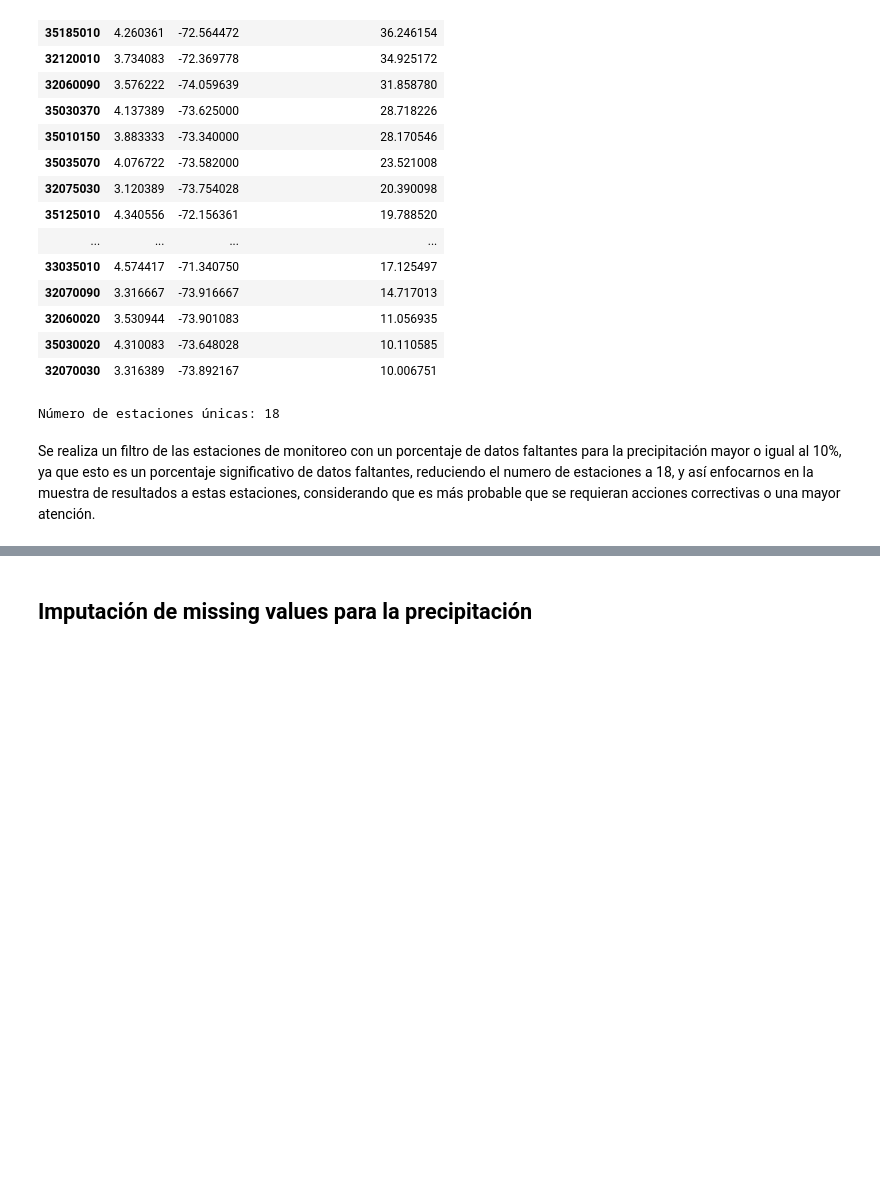
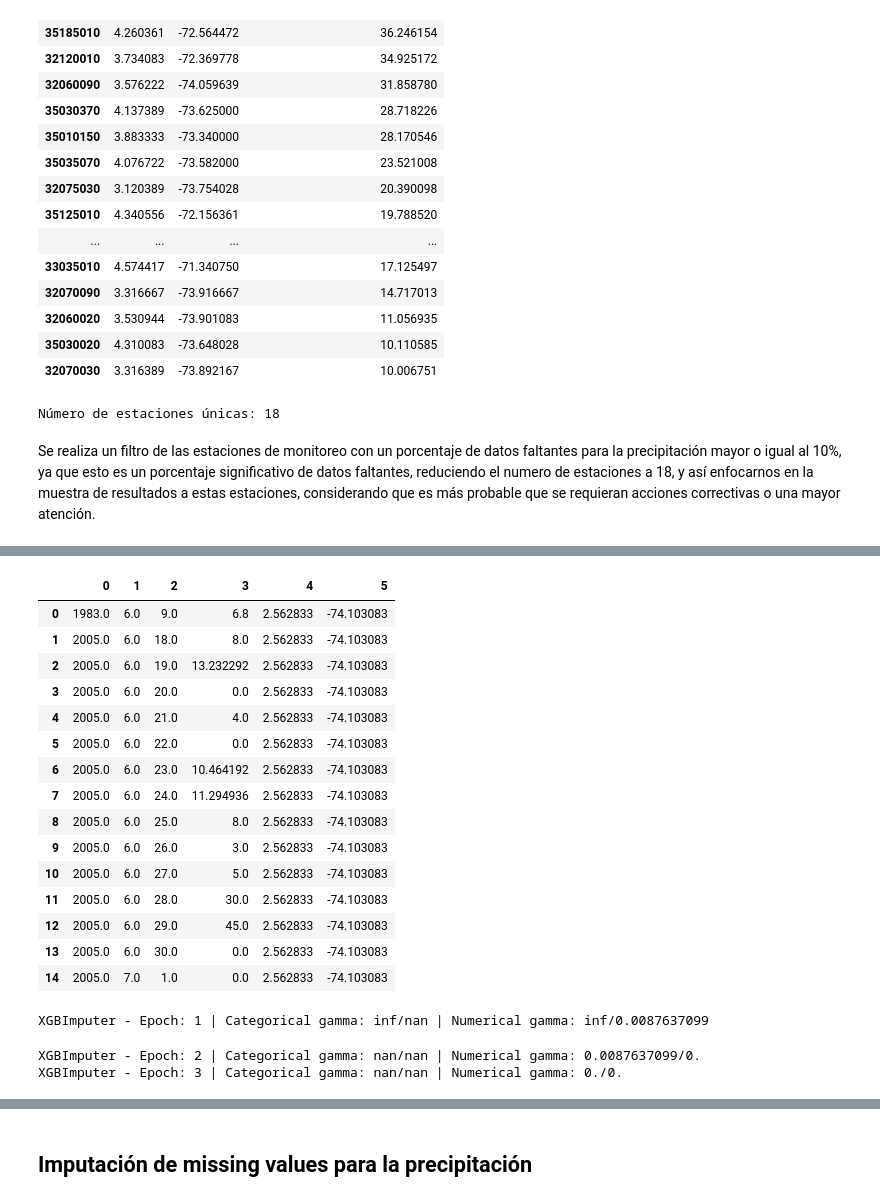
Before and after one commit to Ronaldoh99/Proyecto_mod_precipitacion, a Jupyter notebook: Codigos de Python/NoteNook_model_XGboost.ipynb, the cells around one changed output, grey strips where cells are left out. Drawn from its saved outputs; the diff is of its cells as text; code cells hidden in the pictures; blank space fills up the shorter version.

Commit message:
Ejecucion y metricas y modelo guardado

```diff
--- a/Codigos de Python/NoteNook_model_XGboost.ipynb
+++ b/Codigos de Python/NoteNook_model_XGboost.ipynb
@@ -370,0 +407,8 @@ Se realiza un filtro de las estaciones de monitoreo con un porcentaje de datos f
+# %%
+data_completa_modelo = pd.DataFrame(data_completa_mod)
+
+# Separando la columna 'Original'
+original = data_completa_modelo.pop("Original")
+
+# Mostrando el DataFrame modificado y la columna 'Original' separada
+data_completa_modelo, original
@@ -370,0 +513,7 @@ Se realiza un filtro de las estaciones de monitoreo con un porcentaje de datos f
+# %%
+df=data_completa_modelo
+df=pd.DataFrame(df)
+imputer = XGBImputer()
+# %%
+imputer = XGBImputer(categorical_features_index=[0,1,2], replace_categorical_values_back=True)
+X = imputer.fit_transform(df)
@@ -370,0 +548,26 @@ Se realiza un filtro de las estaciones de monitoreo con un porcentaje de datos f
+# %%
+pd.DataFrame(X).head(15)
+# %% [output]
+|  | 0 | 1 | 2 | 3 | 4 | 5 |
+| 0 | 1983.0 | 6.0 | 9.0 | 6.8 | 2.562833 | -74.103083 |
+| 1 | 2005.0 | 6.0 | 18.0 | 8.0 | 2.562833 | -74.103083 |
+| 2 | 2005.0 | 6.0 | 19.0 | 13.232292 | 2.562833 | -74.103083 |
+| 3 | 2005.0 | 6.0 | 20.0 | 0.0 | 2.562833 | -74.103083 |
+| 4 | 2005.0 | 6.0 | 21.0 | 4.0 | 2.562833 | -74.103083 |
+| 5 | 2005.0 | 6.0 | 22.0 | 0.0 | 2.562833 | -74.103083 |
+| 6 | 2005.0 | 6.0 | 23.0 | 10.464192 | 2.562833 | -74.103083 |
+| 7 | 2005.0 | 6.0 | 24.0 | 11.294936 | 2.562833 | -74.103083 |
+| 8 | 2005.0 | 6.0 | 25.0 | 8.0 | 2.562833 | -74.103083 |
+| 9 | 2005.0 | 6.0 | 26.0 | 3.0 | 2.562833 | -74.103083 |
+| 10 | 2005.0 | 6.0 | 27.0 | 5.0 | 2.562833 | -74.103083 |
+| 11 | 2005.0 | 6.0 | 28.0 | 30.0 | 2.562833 | -74.103083 |
+| 12 | 2005.0 | 6.0 | 29.0 | 45.0 | 2.562833 | -74.103083 |
+| 13 | 2005.0 | 6.0 | 30.0 | 0.0 | 2.562833 | -74.103083 |
+| 14 | 2005.0 | 7.0 | 1.0 | 0.0 | 2.562833 | -74.103083 |
+# %%
+imputer2 = XGBImputer(categorical_features_index=[0,1,2], replace_categorical_values_back=False)
+X2 = imputer2.fit_transform(df)
+# %% [output]
+XGBImputer - Epoch: 1 | Categorical gamma: inf/nan | Numerical gamma: inf/0.0087637099
+XGBImputer - Epoch: 2 | Categorical gamma: nan/nan | Numerical gamma: 0.0087637099/0.
+XGBImputer - Epoch: 3 | Categorical gamma: nan/nan | Numerical gamma: 0./0.
```
Also changed, not shown: parts of 45 cells of this notebook, 1 other file.
